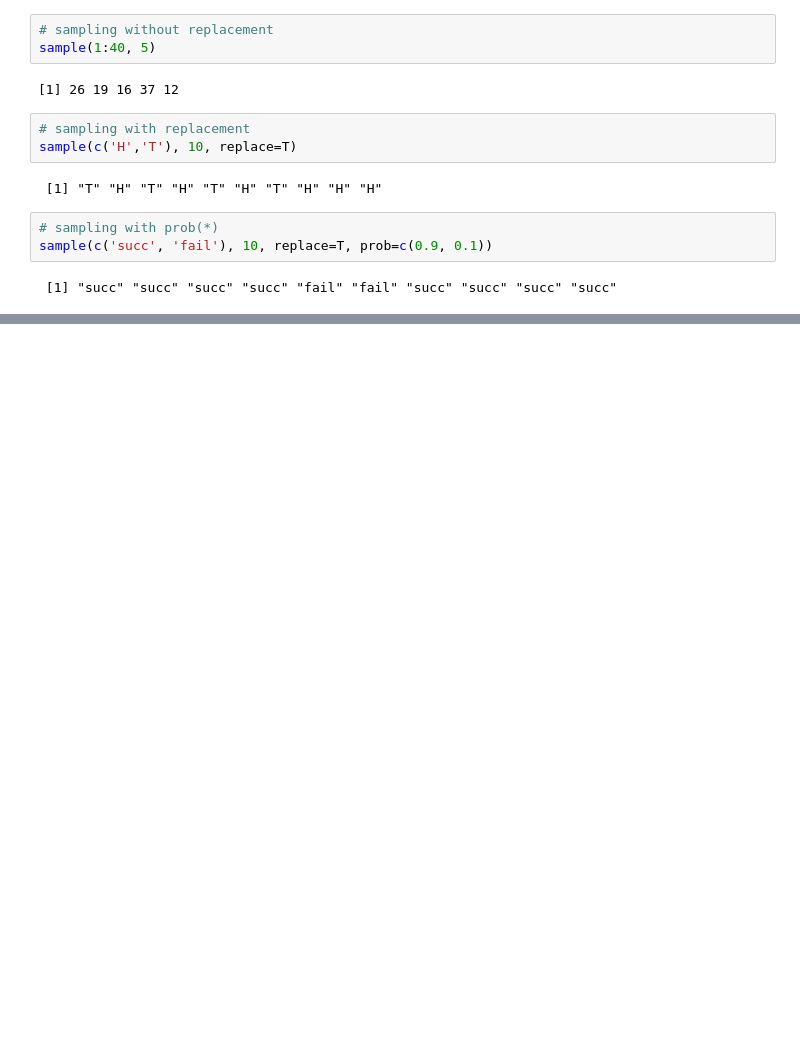
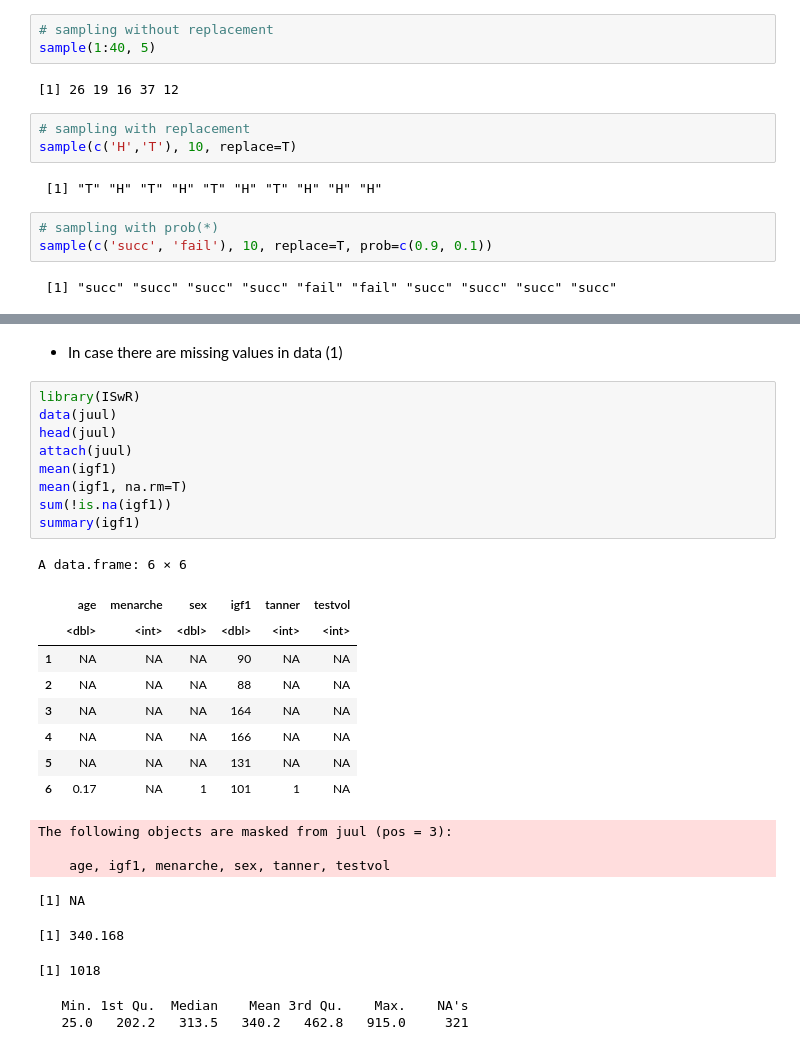
Before and after one commit to barkle2/KNOU, a Jupyter notebook: [5-1]데이터분석방법론(1)/03 Probability and Distributions.ipynb, the cells around one changed output, grey strips where cells are left out. Cells and saved outputs as stored; diff of their text form; blank space fills up the shorter version.

```diff
--- a/[5-1]데이터분석방법론(1)/03 Probability and Distributions.ipynb
+++ b/[5-1]데이터분석방법론(1)/03 Probability and Distributions.ipynb
@@ -29,0 +173,29 @@ sample(c('succ', 'fail'), 10, replace=T, prob=c(0.9, 0.1))
+# %% [markdown]
+- In case there are missing values in data (1)
+# %%
+library(ISwR)
+data(juul)
+head(juul)
+attach(juul)
+mean(igf1)
+mean(igf1, na.rm=T)
+sum(!is.na(igf1))
+summary(igf1)
+# %% [output]
+A data.frame: 6 × 6
+|  | age | menarche | sex | igf1 | tanner | testvol |
+|  | <dbl> | <int> | <dbl> | <dbl> | <int> | <int> |
+| 1 | NA | NA | NA | 90 | NA | NA |
+| 2 | NA | NA | NA | 88 | NA | NA |
+| 3 | NA | NA | NA | 164 | NA | NA |
+| 4 | NA | NA | NA | 166 | NA | NA |
+| 5 | NA | NA | NA | 131 | NA | NA |
+| 6 | 0.17 | NA | 1 | 101 | 1 | NA |
+The following objects are masked from juul (pos = 3):
+
+    age, igf1, menarche, sex, tanner, testvol
+[1] NA
+[1] 340.168
+[1] 1018
+   Min. 1st Qu.  Median    Mean 3rd Qu.    Max.    NA's
+   25.0   202.2   313.5   340.2   462.8   915.0     321
```
Also changed, not shown: parts of 21 cells of this notebook.
